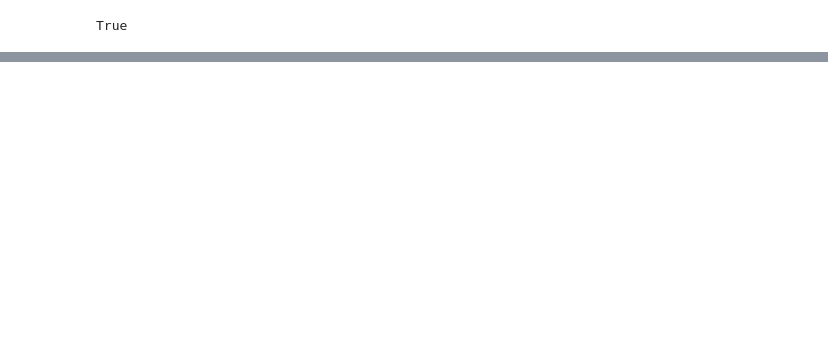
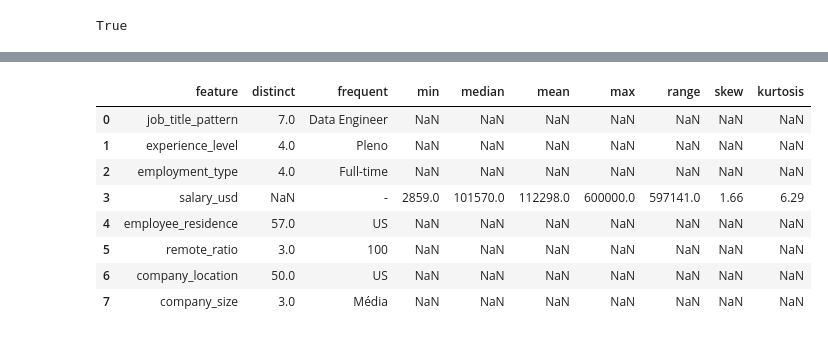
Before and after one commit to BrunoSantosPK/ds_salaries, a Jupyter notebook: notebooks/analysis.ipynb, the cells around one changed output, grey strips where cells are left out. Saved outputs shown, nothing was run; the diff lists cells and outputs as text; code cells hidden in the pictures; blank space fills up the shorter version.

```diff
--- a/notebooks/analysis.ipynb
+++ b/notebooks/analysis.ipynb
@@ -48,0 +182,49 @@ Data Architect                                     11 (1.81%)
+# %%
+def resume() -> None:
+    engine = get_engine()
+    with engine.connect() as con:
+        dataset = pd.read_sql("select * from kaggle.ds_salaries", con)
+        dataset = group_job(dataset)
+
+        metrics = []
+        features = [
+            {"column": "job_title_pattern", "categorical": True},
+            {"column": "experience_level", "categorical": True},
+            {"column": "employment_type", "categorical": True},
+            {"column": "salary_usd", "categorical": False},
+            {"column": "employee_residence", "categorical": True},
+            {"column": "remote_ratio", "categorical": True},
+            {"column": "company_location", "categorical": True},
+            {"column": "company_size", "categorical": True}
+        ]
+
+        for feature in features:
+            column, is_categorical = feature["column"], feature["categorical"]
+            metrics.append({
+                "feature": column,
+                "distinct": len(dataset[column].unique()) if is_categorical else None,
+                "frequent": dataset[column].mode()[0] if is_categorical else "-",
+                "min": round(np.min(dataset[column].values)) if not is_categorical else None,
+                "median": round(np.median(dataset[column].values)) if not is_categorical else None,
+                "mean": round(np.mean(dataset[column].values)) if not is_categorical else None,
+                "max": round(np.max(dataset[column].values)) if not is_categorical else None,
+                "range": round(np.max(dataset[column]) - np.min(dataset[column])) if not is_categorical else None,
+                "skew": round(stats.skew(dataset[column].values), 2) if not is_categorical else None,
+                "kurtosis": round(stats.kurtosis(dataset[column].values), 2) if not is_categorical else None
+            })
+
+        metrics = pd.DataFrame(metrics)
+        return metrics
+
+
+resume()
+# %% [output]
+|  | feature | distinct | frequent | min | median | mean | max | range | skew | kurtosis |
+| 0 | job_title_pattern | 7.0 | Data Engineer | NaN | NaN | NaN | NaN | NaN | NaN | NaN |
+| 1 | experience_level | 4.0 | Pleno | NaN | NaN | NaN | NaN | NaN | NaN | NaN |
+| 2 | employment_type | 4.0 | Full-time | NaN | NaN | NaN | NaN | NaN | NaN | NaN |
+| 3 | salary_usd | NaN | - | 2859.0 | 101570.0 | 112298.0 | 600000.0 | 597141.0 | 1.66 | 6.29 |
+| 4 | employee_residence | 57.0 | US | NaN | NaN | NaN | NaN | NaN | NaN | NaN |
+| 5 | remote_ratio | 3.0 | 100 | NaN | NaN | NaN | NaN | NaN | NaN | NaN |
+| 6 | company_location | 50.0 | US | NaN | NaN | NaN | NaN | NaN | NaN | NaN |
+| 7 | company_size | 3.0 | Média | NaN | NaN | NaN | NaN | NaN | NaN | NaN |
```
Also changed, not shown: parts of 9 cells of this notebook, 1 other file.
